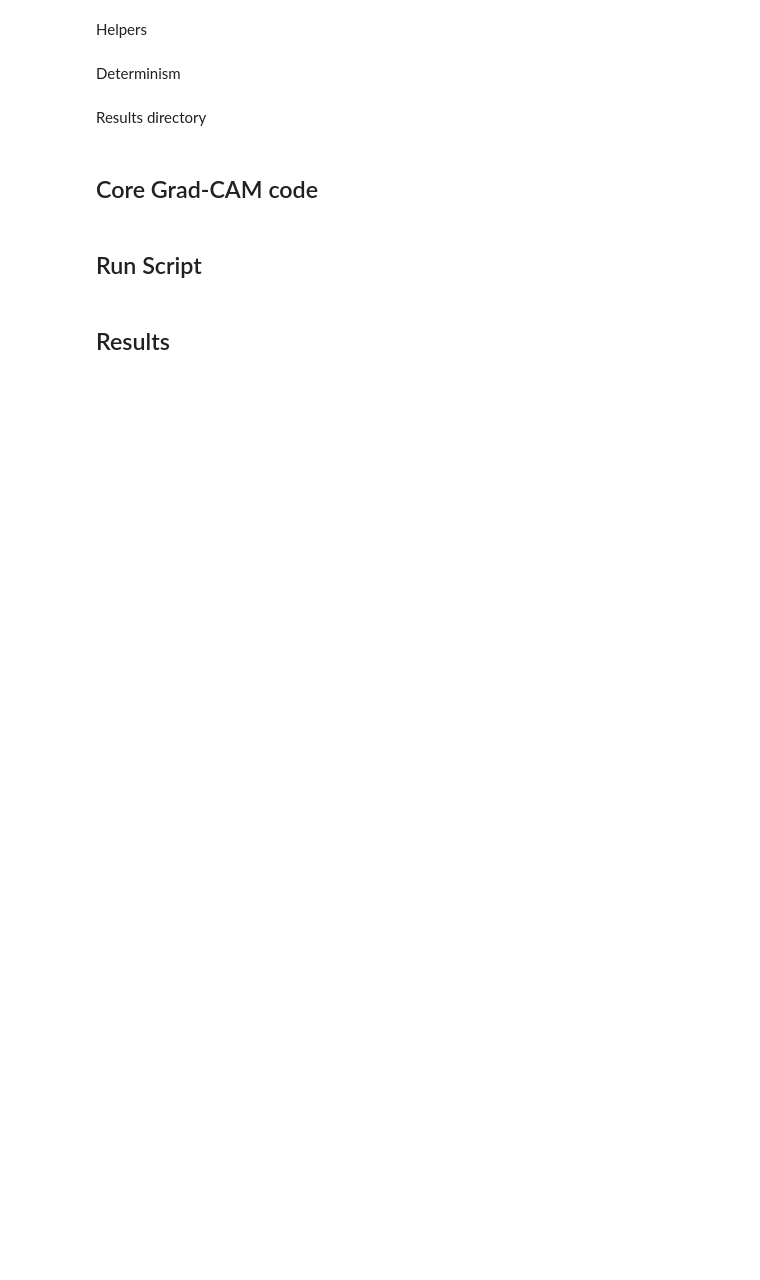
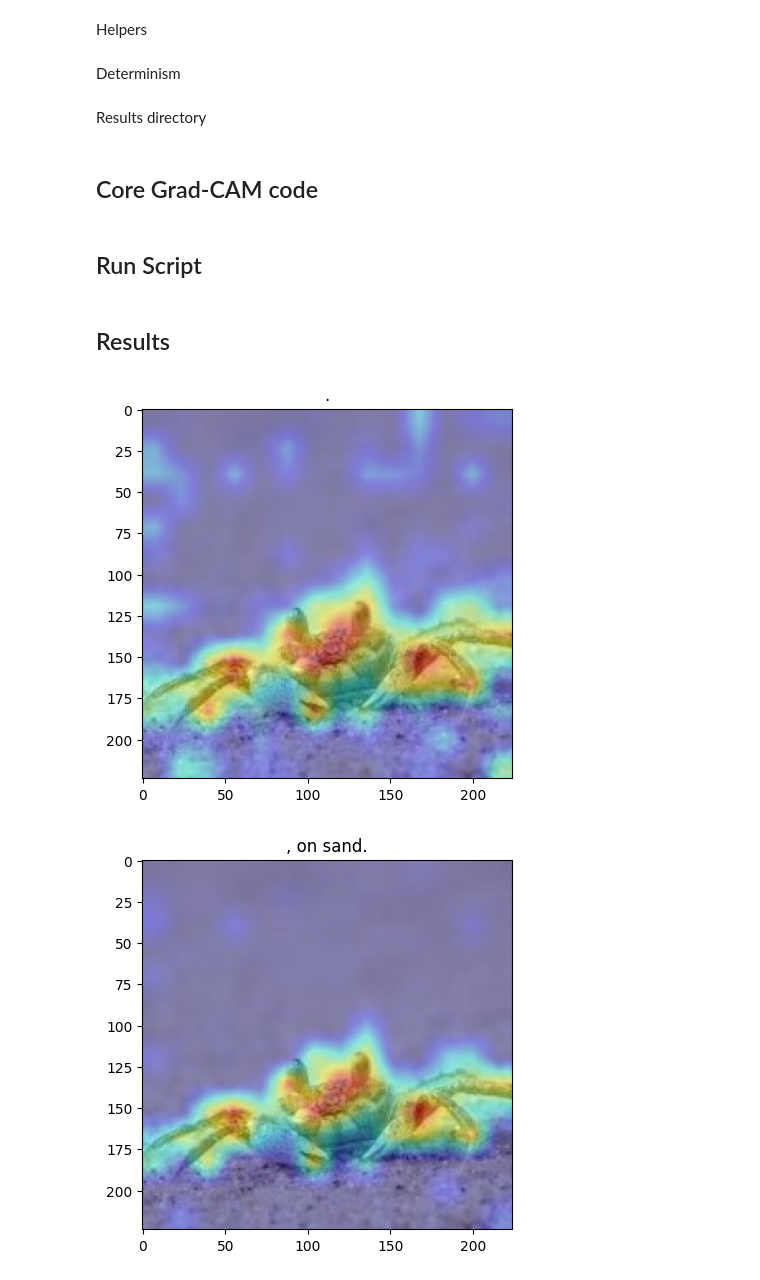
Before and after one commit to LeoGaunt/dissertation_perceptionCLIP, a Jupyter notebook: visualizations/diss_gradcams.ipynb, the cells around one changed output. Saved outputs shown, nothing was run; the diff lists cells and outputs as text; code cells hidden in the pictures; blank space fills up the shorter version.

```diff
--- a/visualizations/diss_gradcams.ipynb
+++ b/visualizations/diss_gradcams.ipynb
@@ -76,7 +76,7 @@ def resize_saliency(tensor, saliency, size, mode):
 # %%
 # Reference: https://github.com/jacobgil/pytorch-grad-cam/blob/master/tutorials/vision_transformers.md
 
-def reshape_transform(tensor, height=16, width=16):
+def reshape_transform(tensor, height=14, width=14):
     result = tensor[1:, :  , :].reshape(tensor.size(1),
         height, width, tensor.size(2))
 
@@ -101,7 +101,7 @@ def run_gradcam(dataset, image_path, category_id, text_to_add, save_input_path,
 
     device = "cuda" if torch.cuda.is_available() else "cpu"
 
-    model, preprocess = clip.load('ViT-L/14', device=device)
+    model, preprocess = clip.load('ViT-B/16', device=device)
 
     image = preprocess(Image.open(image_path)).unsqueeze(0).to(device)
 
@@ -140,8 +140,8 @@ def run_gradcam(dataset, image_path, category_id, text_to_add, save_input_path,
 
     probs[0, category_id].backward()
 
-    probe_t = reshape_transform(probe.data[0], height = 16, width = 16)
-    probe_t.grad = reshape_transform(probe.data[0].grad, height = 16, width = 16)
+    probe_t = reshape_transform(probe.data[0], height = 14, width = 14)
+    probe_t.grad = reshape_transform(probe.data[0].grad, height = 14, width = 14)
 
     saliency = gradient_to_grad_cam_saliency(probe_t)
 
@@ -197,7 +197,10 @@ def run(dataset, image_path, texts_to_add, class_nb):
 # %% [markdown]
 ## Results
 # %%
-run(dataset = 'fish',
-    image_path = '/content/dissertation_perceptionCLIP/visualizations/images/bangus.jpg',
-    texts_to_add = ['.', ', in water.'],
-    class_nb = fish_classes.index('Bangus'))
+run(dataset = 'marine',
+    image_path = '/content/dissertation_perceptionCLIP/visualizations/images/crab.jpg',
+    texts_to_add = ['.', ', on sand.'],
+    class_nb = marine_classes.index('crab'))
+# %% [output]
+[figure, added]
+[figure, added]
```
Also changed, not shown: 2 other files.
